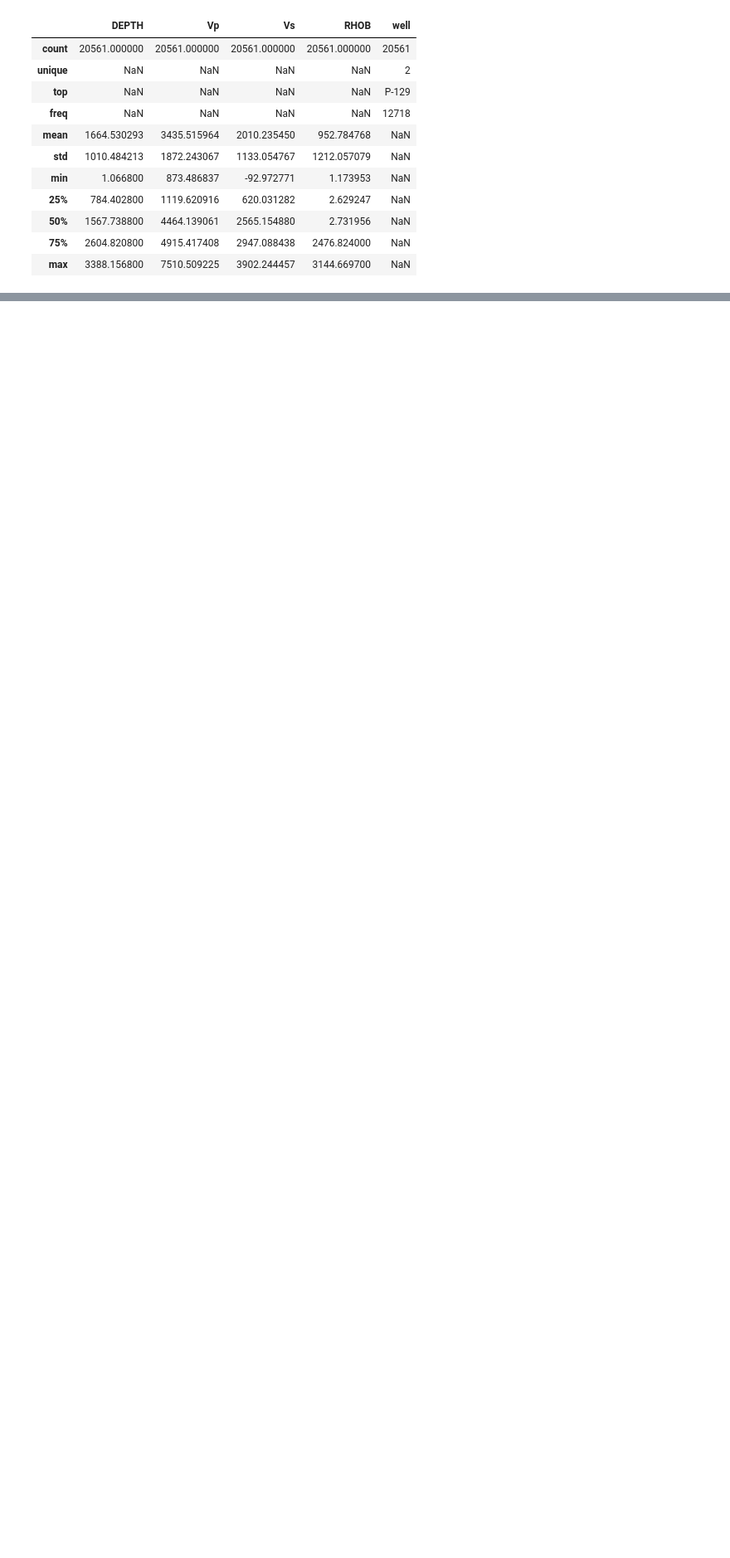
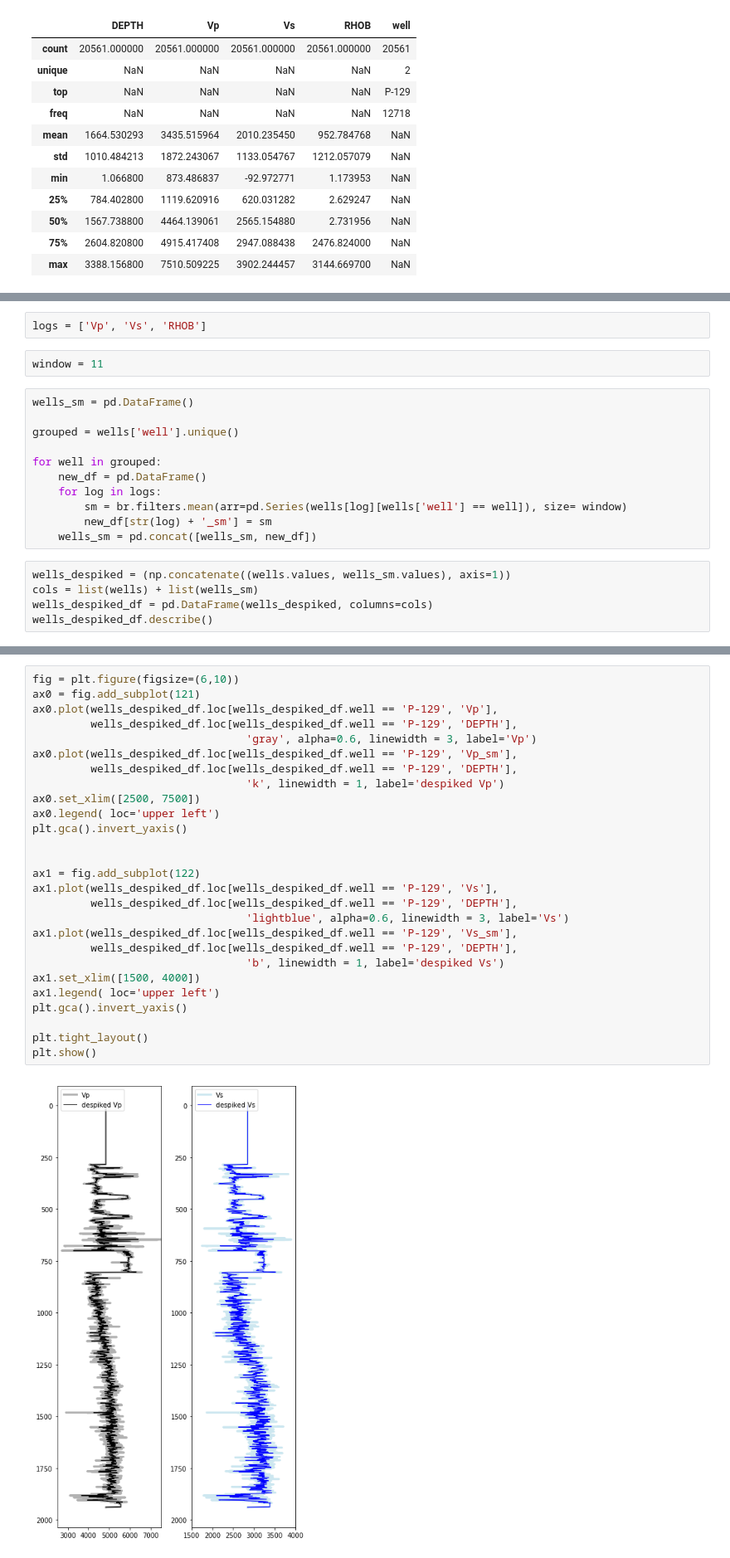
Before and after one commit to agilescientific/in-bruges, a Jupyter notebook: notebooks/Backus_from_dataframe.ipynb, the cells around one changed output, grey strips where cells are left out. Shown at 83% size. Saved outputs shown, nothing was run; the diff lists cells and outputs as text; blank space fills up the shorter version.

Commit message:
Completed despiking of logs by well

```diff
--- a/notebooks/Backus_from_dataframe.ipynb
+++ b/notebooks/Backus_from_dataframe.ipynb
@@ -177,0 +194,20 @@ wells.describe(include = 'all')
+# %%
+logs = ['Vp', 'Vs', 'RHOB']
+# %%
+window = 11
+# %%
+wells_sm = pd.DataFrame()
+
+grouped = wells['well'].unique()
+
+for well in grouped:
+    new_df = pd.DataFrame()
+    for log in logs:
+        sm = br.filters.mean(arr=pd.Series(wells[log][wells['well'] == well]), size= window)
+        new_df[str(log) + '_sm'] = sm
+    wells_sm = pd.concat([wells_sm, new_df])
+# %%
+wells_despiked = (np.concatenate((wells.values, wells_sm.values), axis=1))
+cols = list(wells) + list(wells_sm)
+wells_despiked_df = pd.DataFrame(wells_despiked, columns=cols)
+wells_despiked_df.describe()
@@ -177,0 +222,29 @@ wells.describe(include = 'all')
+# %%
+fig = plt.figure(figsize=(6,10))
+ax0 = fig.add_subplot(121)
+ax0.plot(wells_despiked_df.loc[wells_despiked_df.well == 'P-129', 'Vp'],
+         wells_despiked_df.loc[wells_despiked_df.well == 'P-129', 'DEPTH'],
+                                 'gray', alpha=0.6, linewidth = 3, label='Vp')
+ax0.plot(wells_despiked_df.loc[wells_despiked_df.well == 'P-129', 'Vp_sm'],
+         wells_despiked_df.loc[wells_despiked_df.well == 'P-129', 'DEPTH'],
+                                 'k', linewidth = 1, label='despiked Vp')
+ax0.set_xlim([2500, 7500])
+ax0.legend( loc='upper left')
+plt.gca().invert_yaxis()
+
+
+ax1 = fig.add_subplot(122)
+ax1.plot(wells_despiked_df.loc[wells_despiked_df.well == 'P-129', 'Vs'],
+         wells_despiked_df.loc[wells_despiked_df.well == 'P-129', 'DEPTH'],
+                                 'lightblue', alpha=0.6, linewidth = 3, label='Vs')
+ax1.plot(wells_despiked_df.loc[wells_despiked_df.well == 'P-129', 'Vs_sm'],
+         wells_despiked_df.loc[wells_despiked_df.well == 'P-129', 'DEPTH'],
+                                 'b', linewidth = 1, label='despiked Vs')
+ax1.set_xlim([1500, 4000])
+ax1.legend( loc='upper left')
+plt.gca().invert_yaxis()
+
+plt.tight_layout()
+plt.show()
+# %% [output]
+[figure, added]
```
Also changed, not shown: parts of 8 cells of this notebook.
